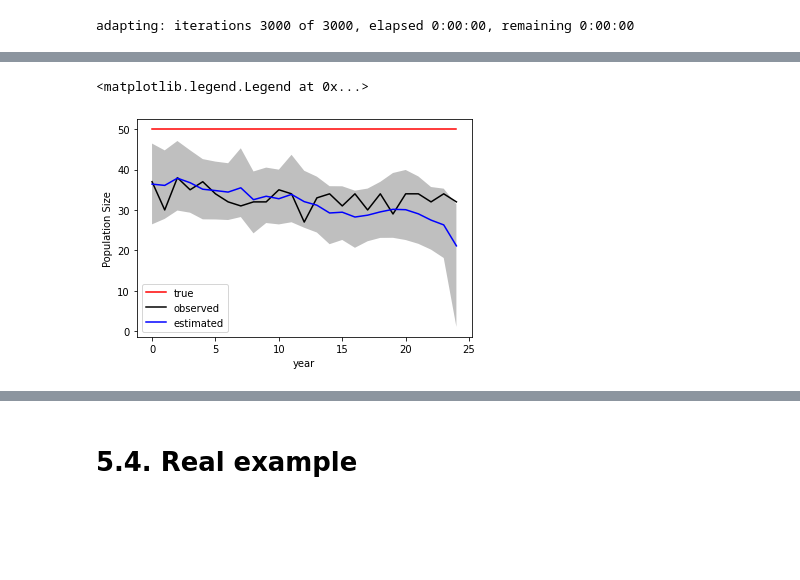
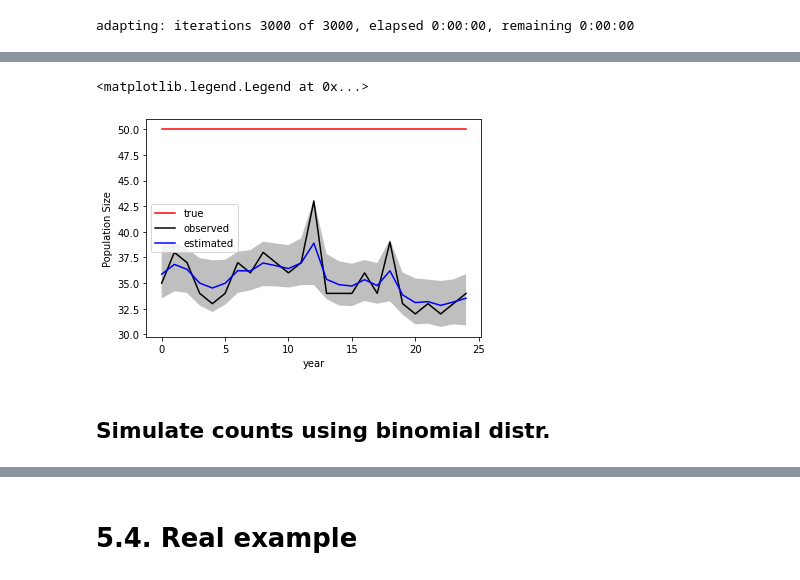
Before and after one commit to melvinwevers/vocapture, a Jupyter notebook: notebooks/book.ipynb, the cells around one changed output, grey strips where cells are left out. Drawn from its saved outputs; the diff is of its cells as text; code cells hidden in the pictures; blank space fills up the shorter version.

```diff
--- a/notebooks/book.ipynb
+++ b/notebooks/book.ipynb
@@ -95,16 +122,16 @@ sampling: iterations 75000 of 75000, elapsed 0:00:06, remaining 0:00:00
 # %%
 fitted, lower, upper = np.zeros(25), np.zeros(25), np.zeros(25)
-for i in range(0, n_years):
-    fitted[i] = np.mean(jags_prior_samples['N.est'][i])
-    lower[i] = np.quantile(jags_prior_samples['N.est'][i], 0.025)
-    upper[i] = np.quantile(jags_prior_samples['N.est'][i], 0.975)
+for i in range(0, (n_years - 1)):
+    fitted[i] = np.mean(jags_samples['N.est'][i])
+    lower[i] = np.quantile(jags_samples['N.est'][i], 0.025)
+    upper[i] = np.quantile(jags_samples['N.est'][i], 0.975)
 
-plt.plot(range(0, 25), N, color='red', label='true')
-plt.plot(range(0, 25), y, color='black', label='observed')
-plt.plot(range(0, 25), fitted, color='blue', label='estimated')
+plt.plot(range(0, n_years), N, color='red', label='true')
+plt.plot(range(0, n_years), y, color='black', label='observed')
+plt.plot(range(0, n_years), fitted, color='blue', label='estimated')
 plt.ylabel('Population Size')
 plt.xlabel('year')
-plt.fill_between(range(0, 25), lower, upper, facecolor='grey', alpha=.5)
+plt.fill_between(range(0, n_years), lower, upper, facecolor='grey', alpha=.5)
 plt.legend()
 # %% [output]
 <matplotlib.legend.Legend at 0x...>
@@ -133,6 +155,12 @@ jags_data = {
 # %%
 inits = {}
 
+A = np.zeros(25)
+A[:] = JAGS_NA
+A[0] = np.random.uniform(30, 60, 1)
+
+
+inits['N.est'] = A
 inits['sigma.proc'] = np.random.uniform(0, 5, 1)
 inits['mean.lambda'] = np.random.uniform(0.1, 2, 1)
 inits['sigma.obs'] = np.random.uniform(0, 10, 1)
@@ -141,11 +174,9 @@ parameters = ['lambda', 'mean.lambda', 'sigma2.obs', 'sigma2.proc', 'N.est']
 # %%
-model5_3 = pyjags.Model(
-    code = simple_model_code,
+model_53 = pyjags.Model(
+    code = model_52,
     data = jags_data,
     chains = 3,
     init = inits
 )
-
-jags_samples = jags_simple_model.sample(25000, vars=parameters)
 # %% [output]
 adapting: iterations 3000 of 3000, elapsed 0:00:00, remaining 0:00:00
@@ -152,3 +188,3 @@ adapting: iterations 3000 of 3000, elapsed 0:00:00, remaining 0:00:00
 # %%
-jags_samples = jags_simple_model.sample(25000, vars=parameters)
+model_53_samples = model_53.sample(25000, vars=parameters)
 # %% [output]
@@ -159,18 +216,20 @@ idata = az.from_pyjags(jags_samples)
 # %%
 fitted, lower, upper = np.zeros(25), np.zeros(25), np.zeros(25)
-for i in range(0, n_years):
-    fitted[i] = np.mean(jags_prior_samples['N.est'][i])
-    lower[i] = np.quantile(jags_prior_samples['N.est'][i], 0.025)
-    upper[i] = np.quantile(jags_prior_samples['N.est'][i], 0.975)
+for i  in range(0, n_years):
+    fitted[i] = np.mean(model_53_samples['N.est'][i])
+    lower[i] = np.quantile(model_53_samples['N.est'][i], 0.025)
+    upper[i] = np.quantile(model_53_samples['N.est'][i], 0.975)
 
 plt.plot(range(0, 25), N, color='red', label='true')
 plt.plot(range(0, 25), y, color='black', label='observed')
 plt.plot(range(0, 25), fitted, color='blue', label='estimated')
 plt.ylabel('Population Size')
 plt.xlabel('year')
 plt.fill_between(range(0, 25), lower, upper, facecolor='grey', alpha=.5)
 plt.legend()
 # %% [output]
 <matplotlib.legend.Legend at 0x...>
-[figure, old version]
+[figure, new version]
+# %% [markdown]
+## Simulate counts using binomial distr.
 # %%
```
Also changed, not shown: parts of 42 cells of this notebook.
